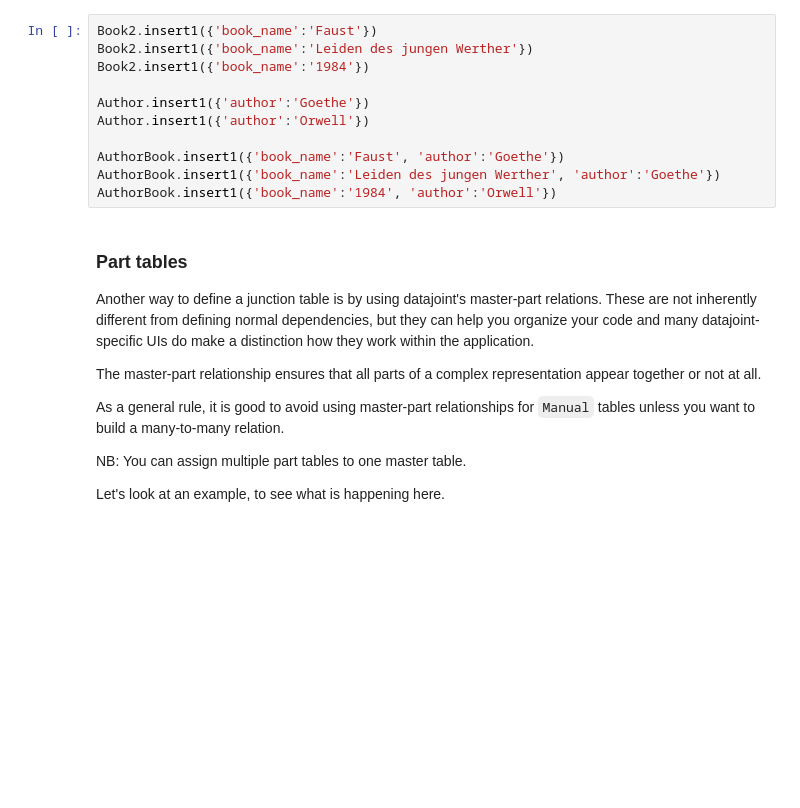
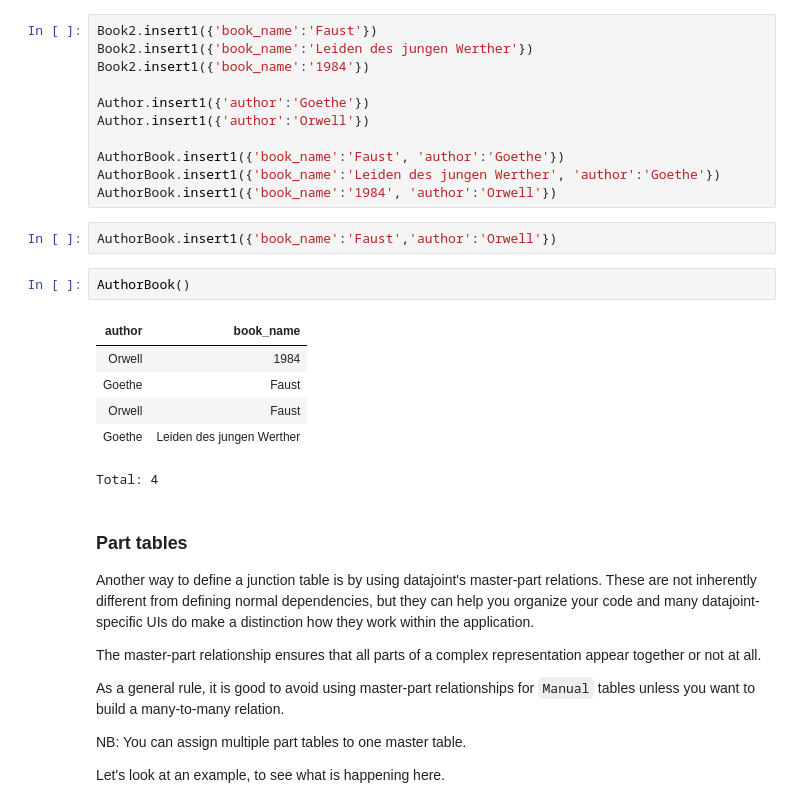
Before and after one commit to jjbussell/PythonDataCourse, a Jupyter notebook: Lectures/Lecture6/lecture6.ipynb, the cells around one changed output. Drawn from its saved outputs; the diff is of its cells as text; blank space fills up the shorter version.

```diff
--- a/Lectures/Lecture6/lecture6.ipynb
+++ b/Lectures/Lecture6/lecture6.ipynb
@@ -168,6 +168,17 @@ Author.insert1({'author':'Orwell'})
 AuthorBook.insert1({'book_name':'Faust', 'author':'Goethe'})
 AuthorBook.insert1({'book_name':'Leiden des jungen Werther', 'author':'Goethe'})
 AuthorBook.insert1({'book_name':'1984', 'author':'Orwell'})
+# %%
+AuthorBook.insert1({'book_name':'Faust','author':'Orwell'})
+# %%
+AuthorBook()
+# %% [output]
+| author | book_name |
+| Orwell | 1984 |
+| Goethe | Faust |
+| Orwell | Faust |
+| Goethe | Leiden des jungen Werther |
+Total: 4
 # %% [markdown]
 ### Part tables
 
```
Also changed, not shown: parts of 7 cells of this notebook, 2 other files.
